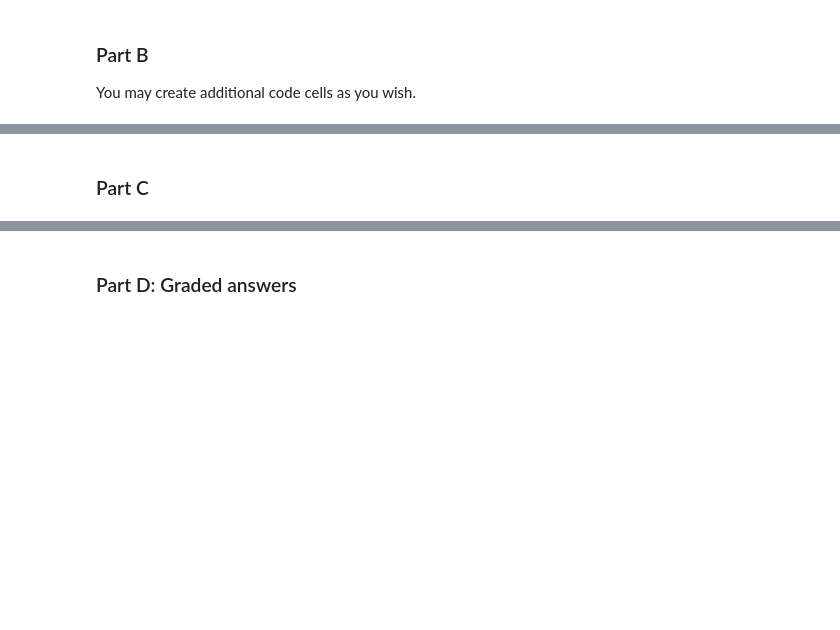
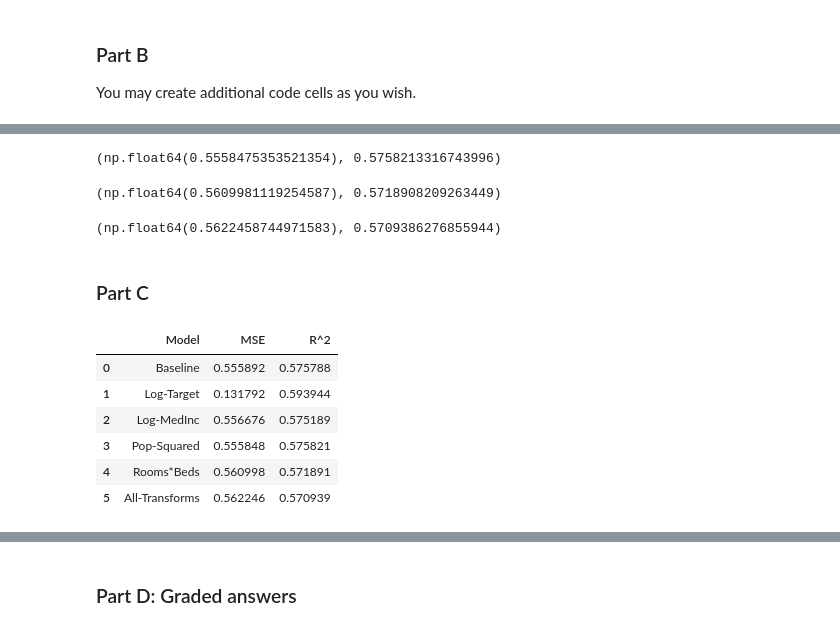
Before and after one commit to Nitya-lab/homework-3-4-, a Jupyter notebook: Homework_03.ipynb, the cells around one changed output, grey strips where cells are left out. Drawn from its saved outputs; the diff is of its cells as text; code cells hidden in the pictures; blank space fills up the shorter version.

```diff
--- a/Homework_03.ipynb
+++ b/Homework_03.ipynb
@@ -436,4 +534,72 @@ You may create additional code cells as you wish.
+# %%
+X_poly = X.copy()
+X_poly['PopSquared'] = X_poly['Population']**2
+
+X_train, X_test, y_train, y_test = train_test_split(X_poly, y, test_size=0.2, random_state=42)
+
+model.fit(X_train, y_train)
+
+y_pred_poly = model.predict(X_test)
+
+mse_poly = mean_squared_error(y_test, y_pred_poly)
+r2_poly = r2_score(y_test, y_pred_poly)
+
+mse_poly, r2_poly
+# %% [output]
+(np.float64(0.5558475353521354), 0.5758213316743996)
+# %%
+X_interaction = X.copy()
+X_interaction['RoomsTimesBeds'] = X_interaction['AveRooms'] * X_interaction['AveBedrms']
+
+X_train, X_test, y_train, y_test = train_test_split(X_interaction, y, test_size=0.2, random_state=42)
+
+model.fit(X_train, y_train)
+
+y_pred_interaction = model.predict(X_test)
+
+mse_interaction = mean_squared_error(y_test, y_pred_interaction)
+r2_interaction = r2_score(y_test, y_pred_interaction)
+
+mse_interaction, r2_interaction
+# %% [output]
+(np.float64(0.5609981119254587), 0.5718908209263449)
+# %%
+X_all_transforms = X.copy()
+X_all_transforms['LogMedInc'] = np.log(X_all_transforms['MedInc'])
+X_all_transforms['PopSquared'] = X_all_transforms['Population']**2
+X_all_transforms['RoomsTimesBeds'] = X_all_transforms['AveRooms'] * X_all_transforms['AveBedrms']
+
+X_train, X_test, y_train, y_test = train_test_split(X_all_transforms, y, test_size=0.2, random_state=42)
+
+model.fit(X_train, y_train)
+
+y_pred_all_transforms = model.predict(X_test)
+
+mse_all_transforms = mean_squared_error(y_test, y_pred_all_transforms)
+r2_all_transforms = r2_score(y_test, y_pred_all_transforms)
+
+mse_all_transforms, r2_all_transforms
+# %% [output]
+(np.float64(0.5622458744971583), 0.5709386276855944)
 # %% [markdown]
 ### Part C
 # %%
 # Your code here
+
+
+results = {
+    'Model': ['Baseline', 'Log-Target', 'Log-MedInc', 'Pop-Squared', 'Rooms*Beds', 'All-Transforms'],
+    'MSE': [mse_baseline, mse_log_target, mse_log_medinc, mse_poly, mse_interaction, mse_all_transforms],
+    'R^2': [r2_baseline, r2_log_target, r2_log_medinc, r2_poly, r2_interaction, r2_all_transforms]
+}
+
+results_df = pd.DataFrame(results)
+results_df
+# %% [output]
+|  | Model | MSE | R^2 |
+| 0 | Baseline | 0.555892 | 0.575788 |
+| 1 | Log-Target | 0.131792 | 0.593944 |
+| 2 | Log-MedInc | 0.556676 | 0.575189 |
+| 3 | Pop-Squared | 0.555848 | 0.575821 |
+| 4 | Rooms*Beds | 0.560998 | 0.571891 |
+| 5 | All-Transforms | 0.562246 | 0.570939 |
```
Also changed, not shown: parts of 19 cells of this notebook.
